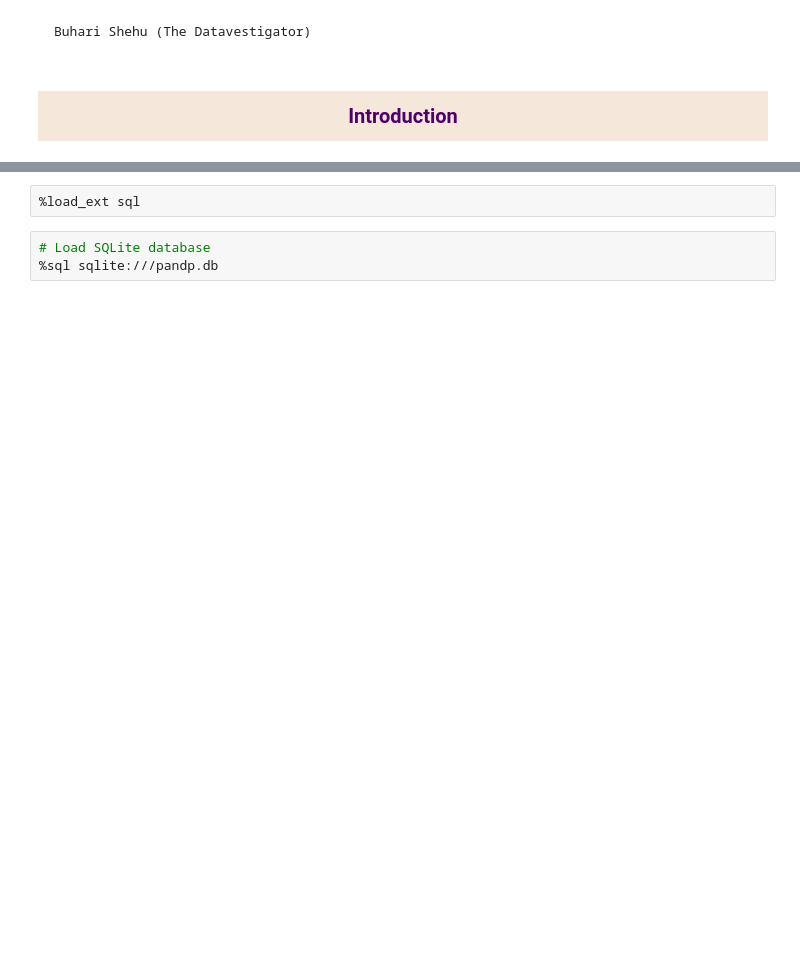
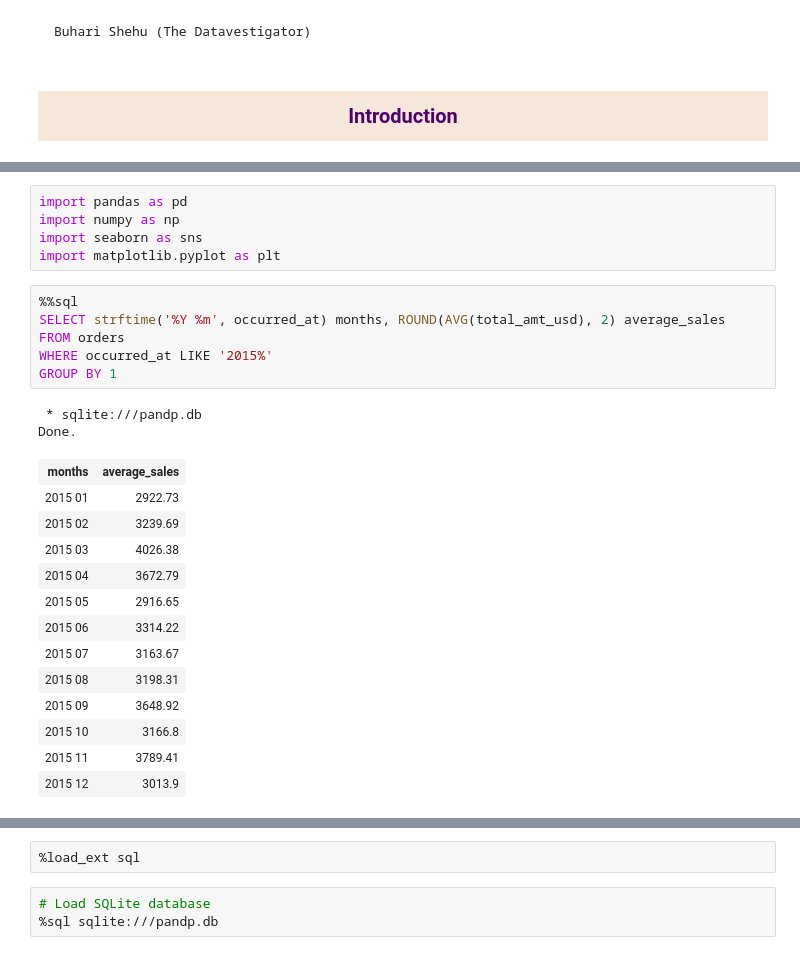
Before and after one commit to BuhariS/Interrogation-of-the-Parch-Posey-Database, a Jupyter notebook: Interrogation of the Parch & Posey Database.ipynb, the cells around one changed output, grey strips where cells are left out. Drawn from its saved outputs; the diff is of its cells as text; blank space fills up the shorter version.

```diff
--- a/Interrogation of the Parch & Posey Database.ipynb
+++ b/Interrogation of the Parch & Posey Database.ipynb
@@ -19,3 +19,30 @@
 </h2>
 # %% [markdown]
 <img src="erd.png" width=800 height=400 />
+# %%
+import pandas as pd
+import numpy as np
+import seaborn as sns
+import matplotlib.pyplot as plt
+# %%
+%%sql
+SELECT strftime('%Y %m', occurred_at) months, ROUND(AVG(total_amt_usd), 2) average_sales
+FROM orders
+WHERE occurred_at LIKE '2015%'
+GROUP BY 1
+# %% [output]
+ * sqlite:///pandp.db
+Done.
+| months | average_sales |
+| 2015 01 | 2922.73 |
+| 2015 02 | 3239.69 |
+| 2015 03 | 4026.38 |
+| 2015 04 | 3672.79 |
+| 2015 05 | 2916.65 |
+| 2015 06 | 3314.22 |
+| 2015 07 | 3163.67 |
+| 2015 08 | 3198.31 |
+| 2015 09 | 3648.92 |
+| 2015 10 | 3166.8 |
+| 2015 11 | 3789.41 |
+| 2015 12 | 3013.9 |
```
Also changed, not shown: parts of 24 cells of this notebook.
